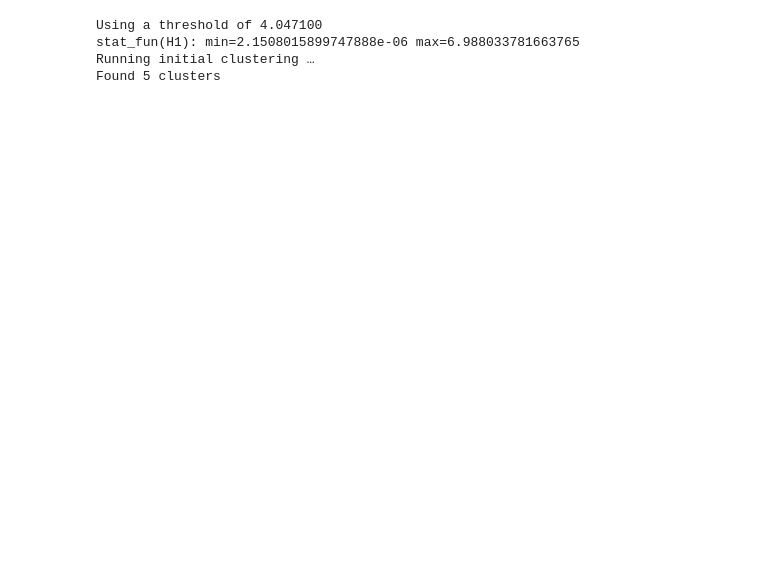
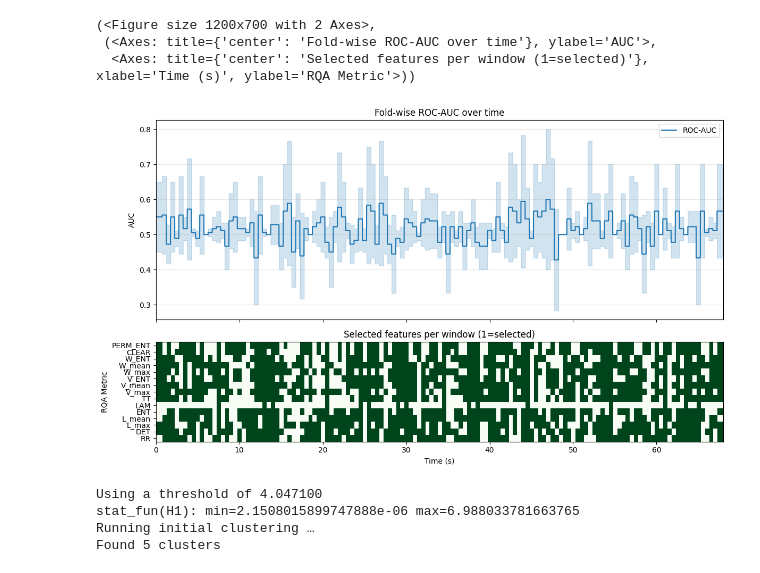
Before and after one commit to MarioPasc/Dyslexia_EEG_characterization, a Jupyter notebook: jupyter/window_classification.ipynb, the cells around one changed output. Cells and saved outputs as stored; diff of their text form; code cells hidden in the pictures; blank space fills up the shorter version.

```diff
--- a/jupyter/window_classification.ipynb
+++ b/jupyter/window_classification.ipynb
@@ -22,7 +22,7 @@ base_estimator = HistGradientBoostingClassifier
 
 
 
-dataset = EEGDataset.load(ds_root, window, direction, random_state=seed)
+dataset = EEGDataset.load(ds_root, window, direction, elec, random_state=seed)
 
 
 results = evaluate_frozen_models(
@@ -31,6 +31,15 @@ results = evaluate_frozen_models(
     base_estimator_cls=base_estimator,
     n_jobs_windows=10
 )
+# %%
+from pyddeeg.classification.utils.basic_visualizations import plot_auc_and_selected_features
+
+plot_auc_and_selected_features(results=results, dataset=dataset, show_colorbar=False)
+# %% [output]
+(<Figure size 1200x700 with 2 Axes>,
+ (<Axes: title={'center': 'Fold-wise ROC-AUC over time'}, ylabel='AUC'>,
+  <Axes: title={'center': 'Selected features per window (1=selected)'}, xlabel='Time (s)', ylabel='RQA Metric'>))
+[figure, added]
 # %%
 from pyddeeg.classification.engine.trainer import permutation_test_decision_scores
 
```
Also changed, not shown: parts of 1 cell of this notebook, 14 other files.
